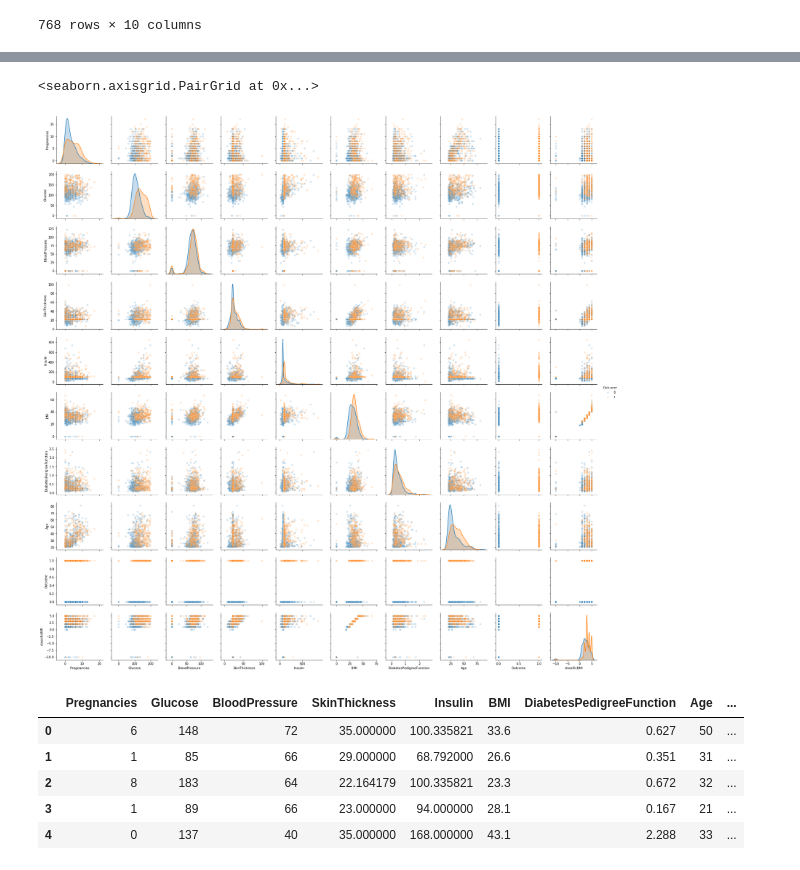
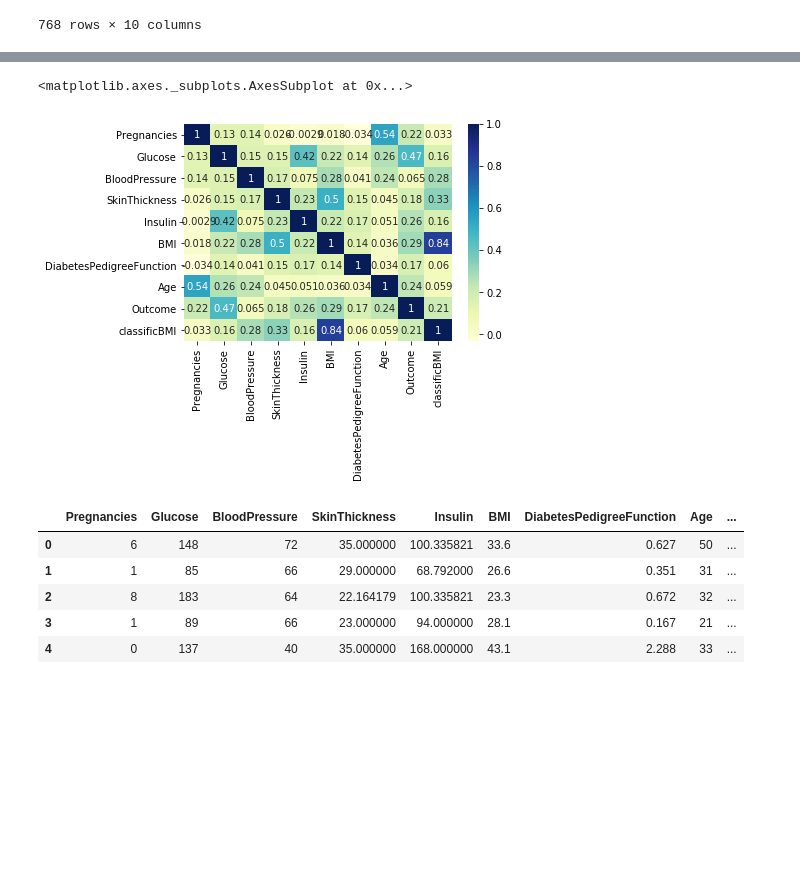
Before and after one commit to TurcoDick/pima-indiam-diabets, a Jupyter notebook: code/pima indian diabets.ipynb, the cells around one changed output, grey strips where cells are left out. Drawn from its saved outputs; the diff is of its cells as text; code cells hidden in the pictures; blank space fills up the shorter version.

```diff
--- a/code/pima indian diabets.ipynb
+++ b/code/pima indian diabets.ipynb
@@ -581,8 +580,8 @@ mean fit_time = 0.0037185192108154298
-# %%
-sns.pairplot(df_file_diabets, diag_kind='kde', plot_kws={'alpha':0.2 }, hue="Outcome")
-# %% [output]
-<seaborn.axisgrid.PairGrid at 0x...>
-[figure, removed]
+# %%
+sns.heatmap(df_file_diabets.corr(), annot=True, cmap="YlGnBu")
+# %% [output]
+<matplotlib.axes._subplots.AxesSubplot at 0x...>
+[figure, added]
 # %%
 df_file_diabets.head()
 # %% [output]
```
Also changed, not shown: parts of 7 cells of this notebook.
